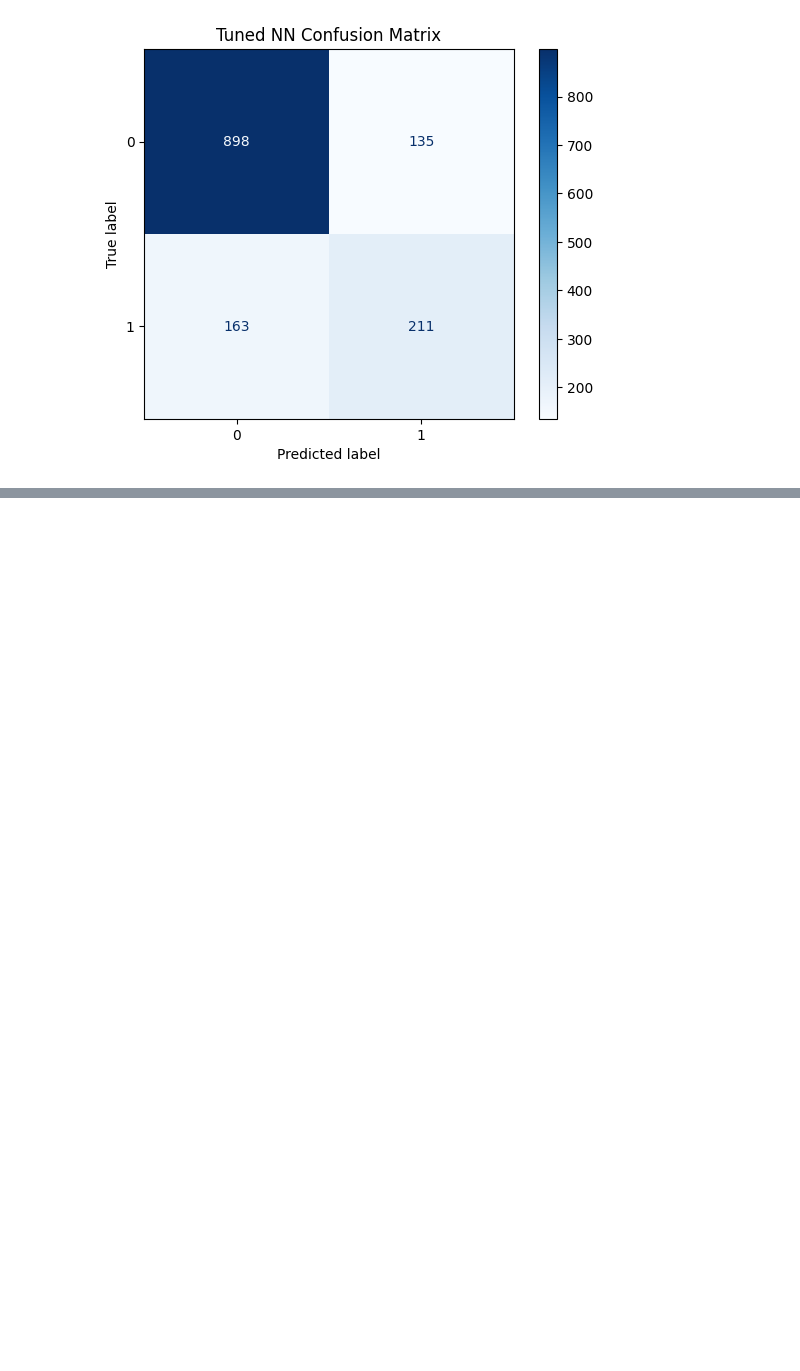
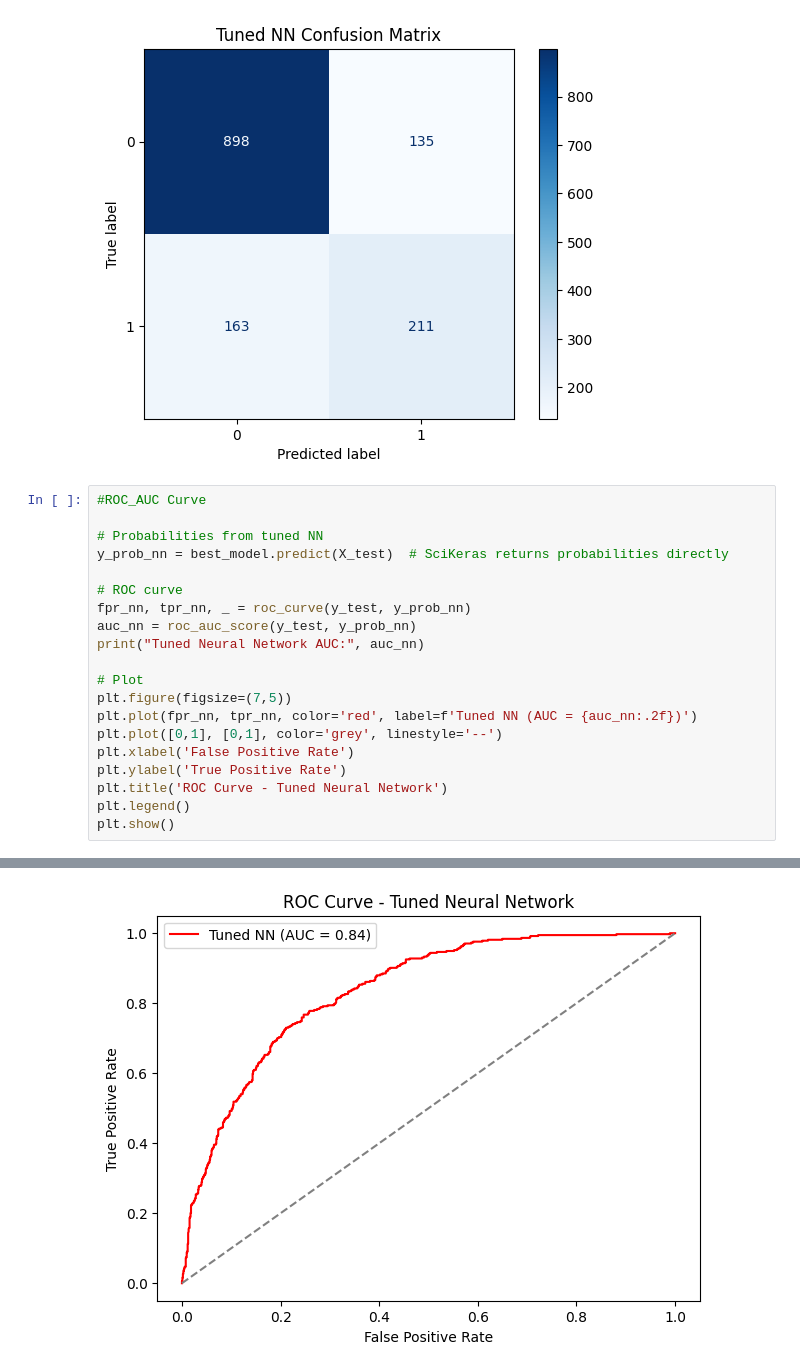
Before and after one commit to samhashiyam/MachineLearning, a Jupyter notebook: MLcwipynb.ipynb, the cells around one changed output, grey strips where cells are left out. Cells and saved outputs as stored; diff of their text form; blank space fills up the shorter version.

```diff
--- a/MLcwipynb.ipynb
+++ b/MLcwipynb.ipynb
@@ -666,3 +696,24 @@ plt.title("Tuned NN Confusion Matrix")
 plt.show()
 # %% [output]
 [figure]
+# %%
+#ROC_AUC Curve
+
+# Probabilities from tuned NN
+y_prob_nn = best_model.predict(X_test)  # SciKeras returns probabilities directly
+
+# ROC curve
+fpr_nn, tpr_nn, _ = roc_curve(y_test, y_prob_nn)
+auc_nn = roc_auc_score(y_test, y_prob_nn)
+print("Tuned Neural Network AUC:", auc_nn)
+
+# Plot
+plt.figure(figsize=(7,5))
+plt.plot(fpr_nn, tpr_nn, color='red', label=f'Tuned NN (AUC = {auc_nn:.2f})')
+plt.plot([0,1], [0,1], color='grey', linestyle='--')
+plt.xlabel('False Positive Rate')
+plt.ylabel('True Positive Rate')
+plt.title('ROC Curve - Tuned Neural Network')
+plt.legend()
+plt.show()
+# %% [output]
@@ -668,0 +722 @@ plt.show()
+[figure, added]
```
Also changed, not shown: parts of 5 cells of this notebook.
